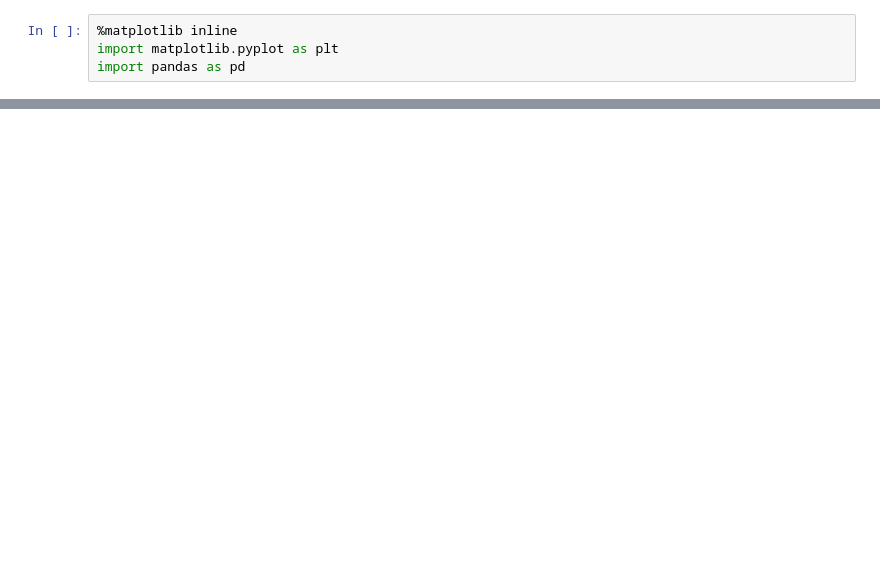
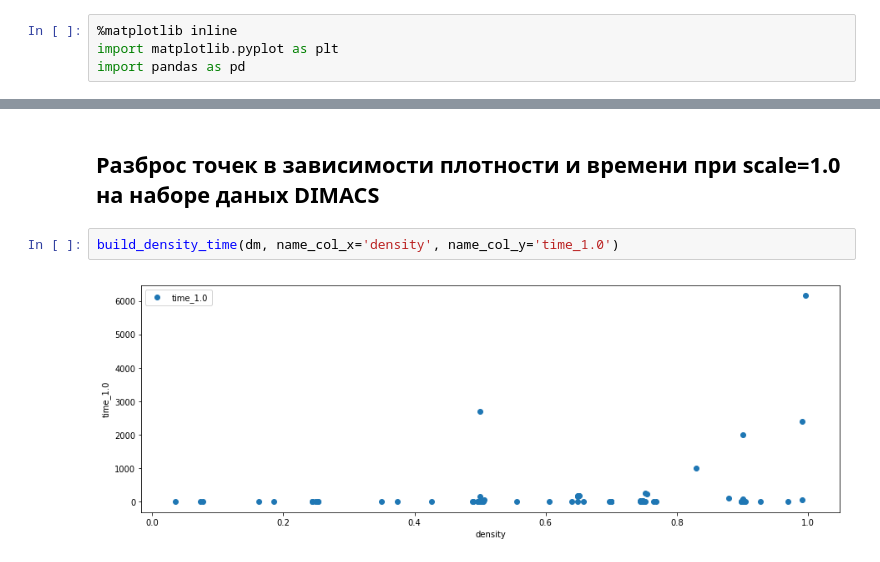
Before and after one commit to stacy-s/MCP, a Jupyter notebook: data/results.ipynb, the cells around one changed output, grey strips where cells are left out. Saved outputs shown, nothing was run; the diff lists cells and outputs as text; blank space fills up the shorter version.

```diff
--- a/data/results.ipynb
+++ b/data/results.ipynb
@@ -54,0 +51,6 @@ df
+# %% [markdown]
+## Разброс точек в зависимости плотности и времени при scale=1.0 на наборе даных DIMACS
+# %%
+build_density_time(dm, name_col_x='density', name_col_y='time_1.0')
+# %% [output]
+[figure, added]
```
Also changed, not shown: parts of 16 cells of this notebook, 5 other files.
